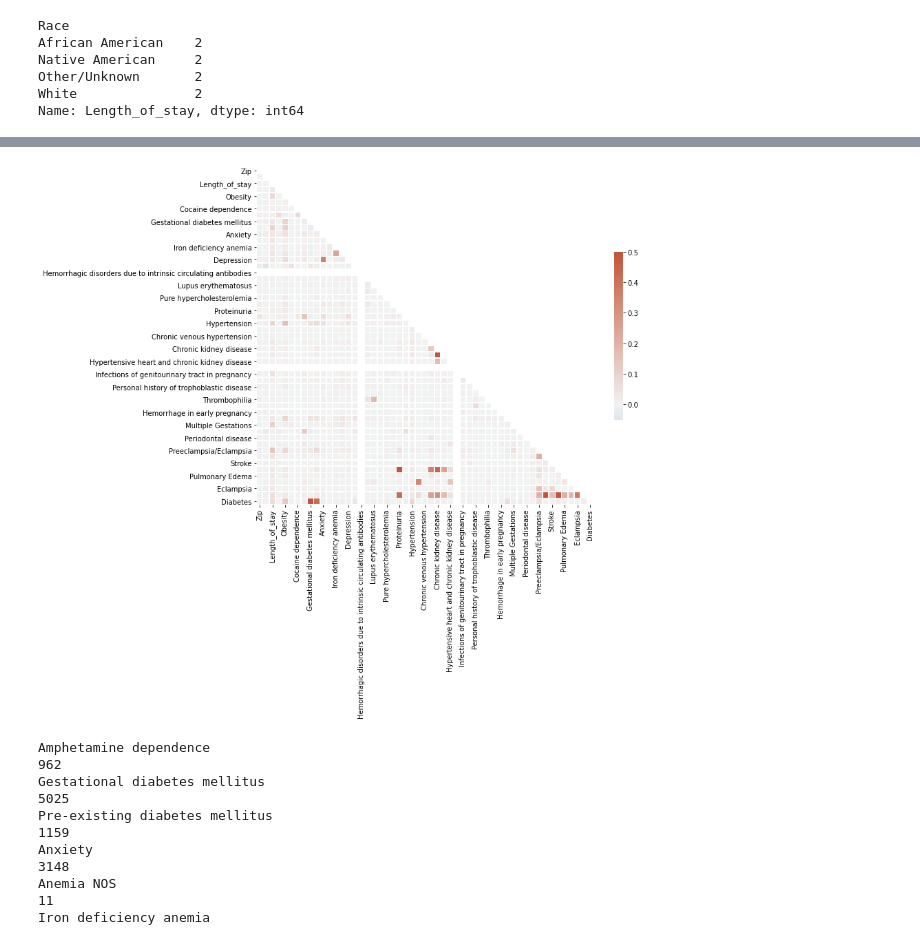
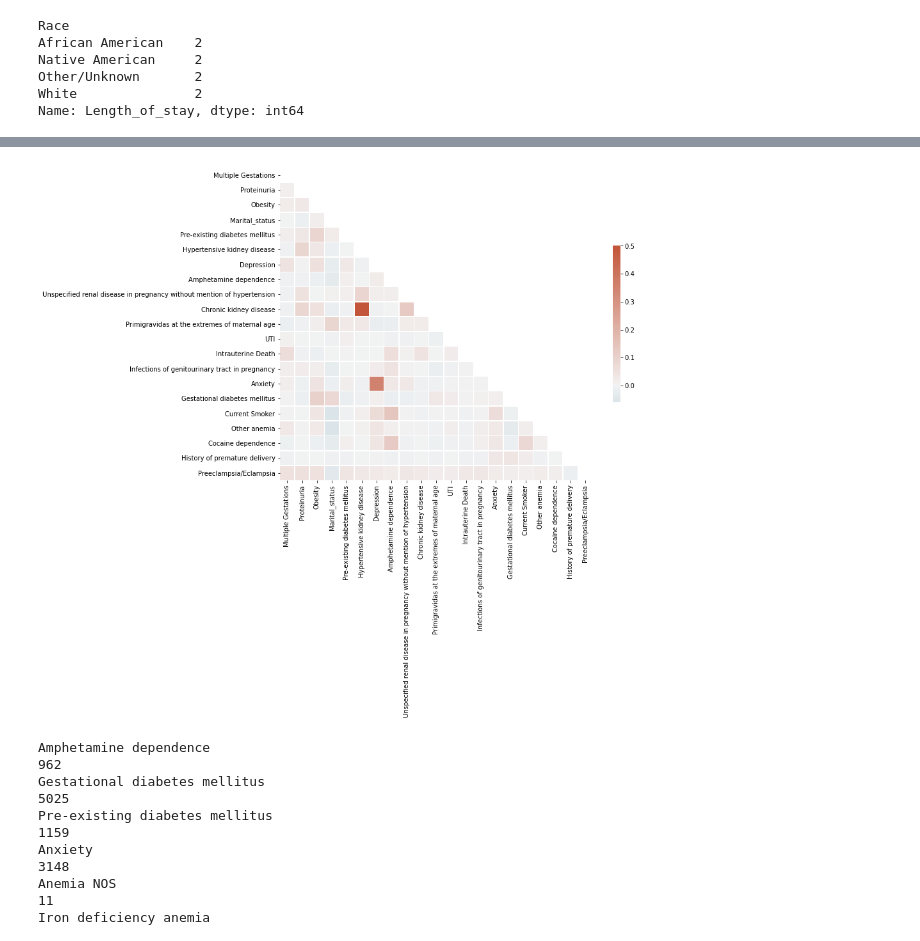
Before and after one commit to rachellb/Bennett_OUDSA5900, a Jupyter notebook: Descriptions/Oklahoma Descriptions.ipynb, the cells around one changed output, grey strips where cells are left out. Saved outputs shown, nothing was run; the diff lists cells and outputs as text; code cells hidden in the pictures.

```diff
--- a/Descriptions/Oklahoma Descriptions.ipynb
+++ b/Descriptions/Oklahoma Descriptions.ipynb
@@ -675,3 +692,5 @@ Native American     2
 Other/Unknown       2
 White               2
 Name: Length_of_stay, dtype: int64
+# %%
+nativeData = pd.read_csv(r'C:\Users\Admin\Documents\Preeclampsia_Research\Preeclampsia_Research\Data\Processed\Oklahoma\Complete\Full\Outliers\Native\Chi2_Categorical_042021.csv')
@@ -678,26 +713,23 @@ Name: Length_of_stay, dtype: int64
 # %%
-data.rename(columns = {"Other cardiovascular diseases complicating pregnancy and childbirth or the puerperium": "Other Cardiovascular diseases"},
-          inplace = True)
-
-corr = data.corr()
+corr = nativeData.corr()
 
 mask = np.triu(np.ones_like(corr, dtype=bool))
 
 # Set up the matplotlib figure
 f, ax = plt.subplots(figsize=(11, 9))
 
 # Generate a custom diverging colormap
 cmap = sns.diverging_palette(230, 20, as_cmap=True)
 
 # Draw the heatmap with the mask and correct aspect ratio
 svm = sns.heatmap(corr, mask=mask, cmap=cmap, vmax=0.5, center=0,
             square=True, linewidths=.5, cbar_kws={"shrink": .5})
 
 
 figure = svm.get_figure()
 figure.savefig('heatmap3.png', dpi=400, bbox_inches = "tight")
 # %% [output]
-[figure, old version]
+[figure, new version]
 # %%
 data.iloc[:,45:62].sum()
 # %%
```
Also changed, not shown: parts of 3 cells of this notebook, 3 other files.
